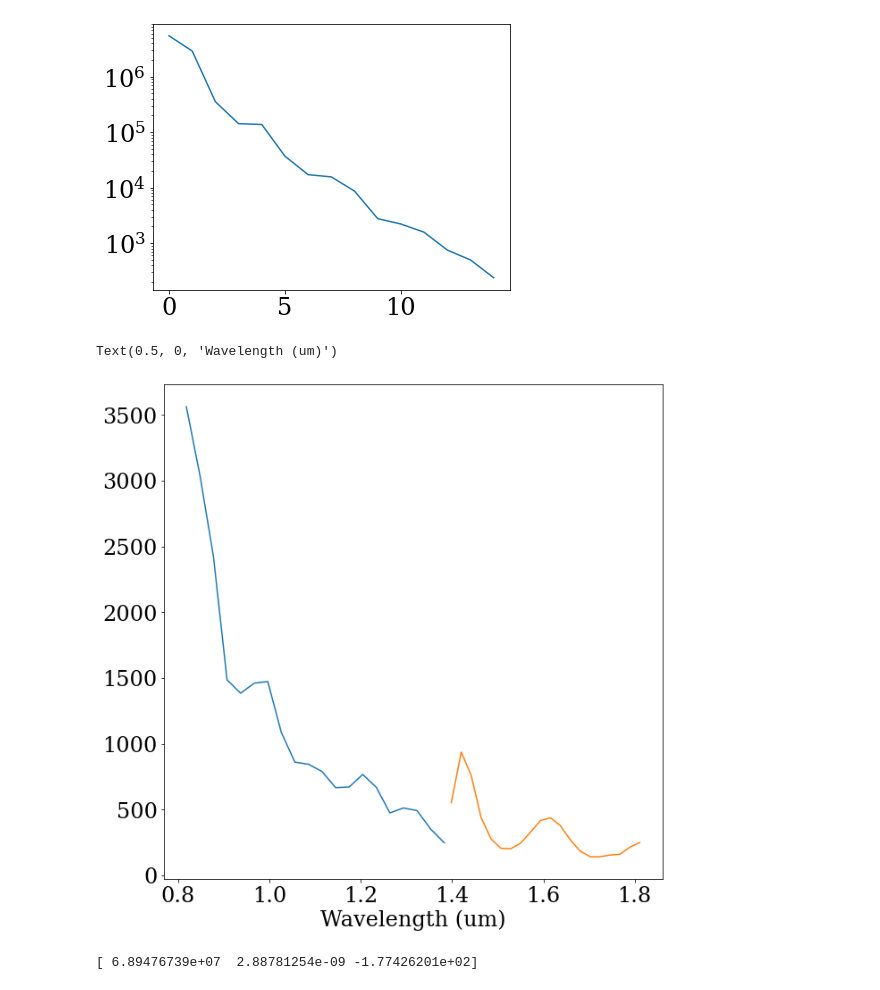
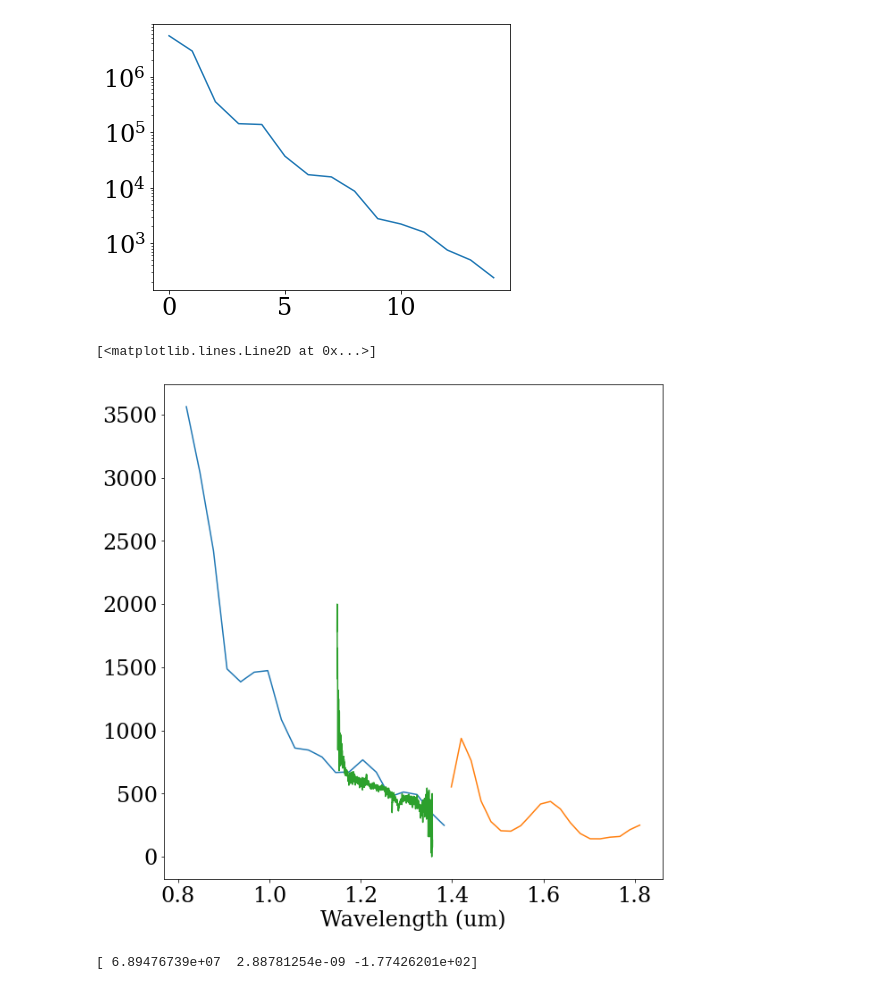
Before and after one commit to h-greer/hubble, a Jupyter notebook: notebooks/spectrum-wd.ipynb, the cells around one changed output. Saved outputs shown, nothing was run; the diff lists cells and outputs as text; code cells hidden in the pictures.

```diff
--- a/notebooks/spectrum-wd.ipynb
+++ b/notebooks/spectrum-wd.ipynb
@@ -323,29 +343,35 @@ plt.semilogy(np.sort(np.real(vals))[::-1])
 #spec2.filt_weights.sum()
 # %%
 #(filt/(wv*1e6)).sum()/(filt2/(wv*1e6)).sum()
+# %%
+keck = pd.read_csv("oned.csv")
+keck_wv = keck["wavelength"].to_numpy()
+keck_spec = keck["eps/thoughput"].to_numpy()
 # %%
 plt.figure(figsize=(10,10))
 
 wv, filt = calc_throughput("F110W", nwavels=nwavels_f110w)
 
 spec = CombinedBasisSpectrum(wv, filt, final_params.get("spectrum.HZ4_F110W"), spectrum_basis_f110w)
 
 wv2, filt2 = calc_throughput("F160W", nwavels=nwavels_f160w)
 
 spec2 = CombinedBasisSpectrum(wv2, filt2, final_params.get("spectrum.HZ4_F160W"), spectrum_basis_f160w)
 
 
 sp = spec.spec_weights()/spec.flux*spec.proper_flux()/(wv*1e6)
 sp2 = spec2.spec_weights()/spec2.flux*spec2.proper_flux()/(wv2*1e6)
 
 #plt.plot(wavels, params.get("spectrum.U10764_F110W"))
 plt.plot(wv*1e6, sp)
 plt.plot(wv2*1e6, sp2)
 
 plt.xlabel("Wavelength (um)")
+
+plt.plot(keck_wv/1e4, keck_spec/np.max(keck_spec)*2000)
 # %% [output]
-Text(0.5, 0, 'Wavelength (um)')
+[<matplotlib.lines.Line2D at 0x...>]
-[figure, old version]
+[figure, new version]
 # %%
 from scipy.optimize import curve_fit
 from scipy.constants import h, c, k
```
Also changed, not shown: parts of 4 cells of this notebook, 25 other files.
